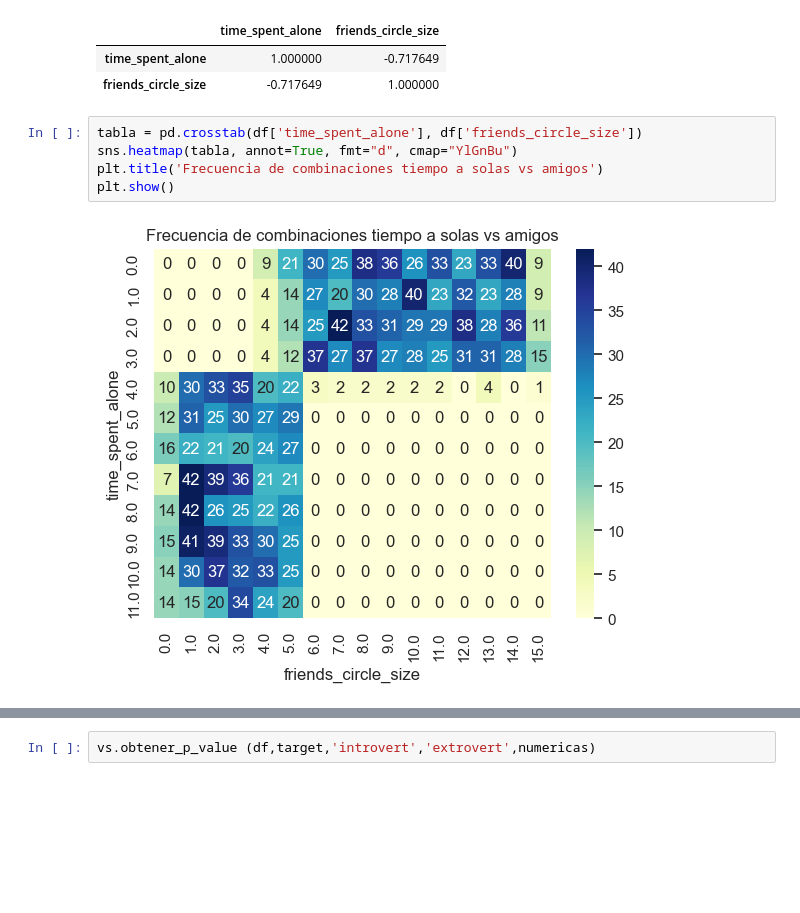
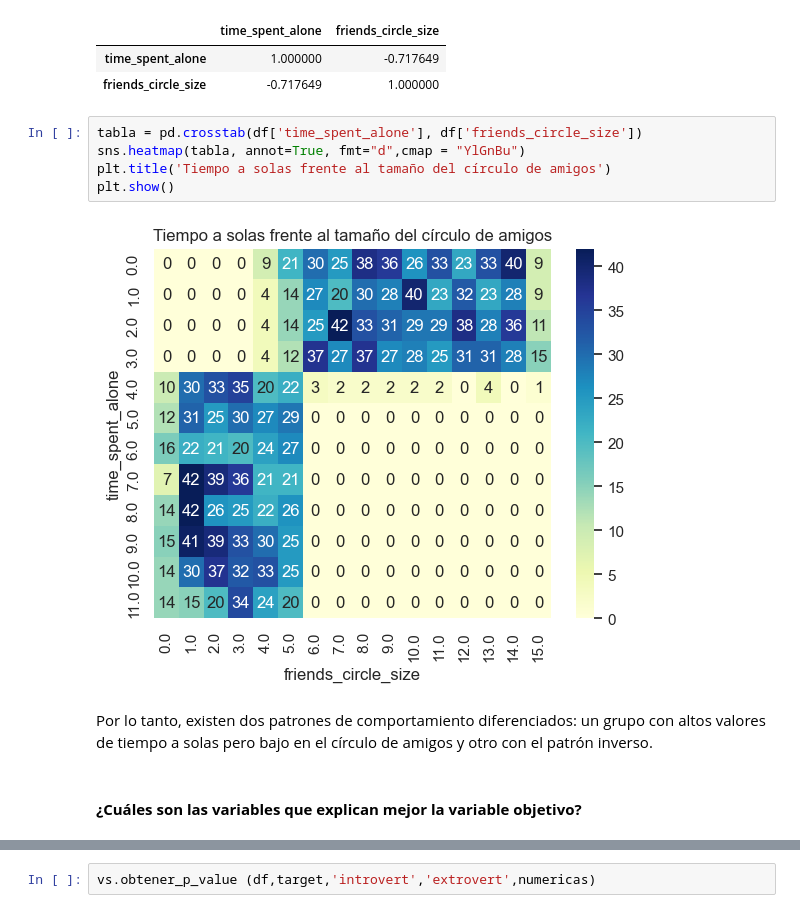
Before and after one commit to Marpp98/EDA_Extrovert_VS_Introvert_behaviour, a Jupyter notebook: notebooks/analisis-visualizaciones.ipynb, the cells around one changed output, grey strips where cells are left out. Cells and saved outputs as stored; diff of their text form; blank space fills up the shorter version.

```diff
--- a/notebooks/analisis-visualizaciones.ipynb
+++ b/notebooks/analisis-visualizaciones.ipynb
@@ -179,9 +204,13 @@ df[['time_spent_alone', 'friends_circle_size']].corr()
 | friends_circle_size | -0.717649 | 1.000000 |
 # %%
 tabla = pd.crosstab(df['time_spent_alone'], df['friends_circle_size'])
-sns.heatmap(tabla, annot=True, fmt="d", cmap="YlGnBu")
-plt.title('Frecuencia de combinaciones tiempo a solas vs amigos')
+sns.heatmap(tabla, annot=True, fmt="d",cmap = "YlGnBu")
+plt.title('Tiempo a solas frente al tamaño del círculo de amigos')
 plt.show()
 # %% [output]
-[figure, old version]
+[figure, new version]
+# %% [markdown]
+Por lo tanto, existen dos patrones de comportamiento diferenciados: un grupo con altos valores de tiempo a solas pero bajo en el círculo de amigos y otro con el patrón inverso.
+# %% [markdown]
+#### **¿Cuáles son las variables que explican mejor la variable objetivo?**
 # %% [markdown]
```
Also changed, not shown: parts of 25 cells of this notebook, 1 other file.
